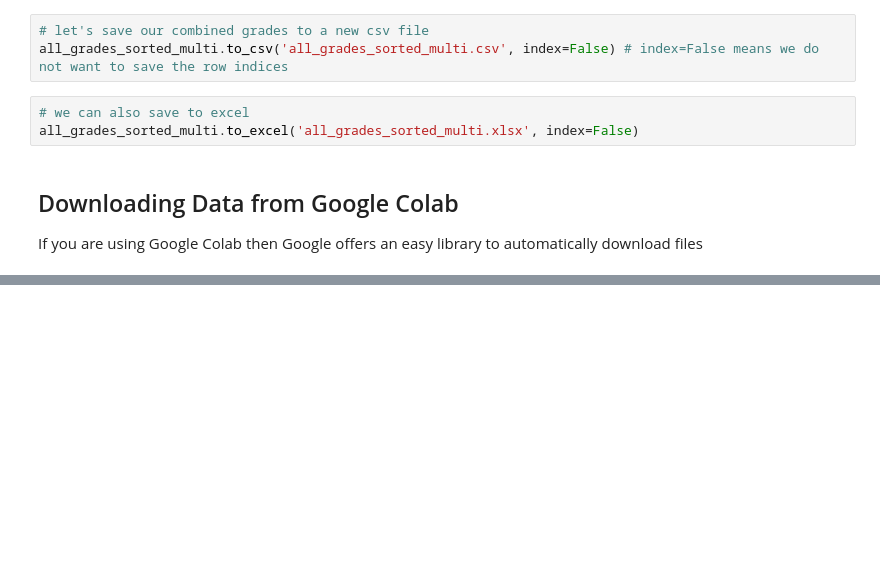
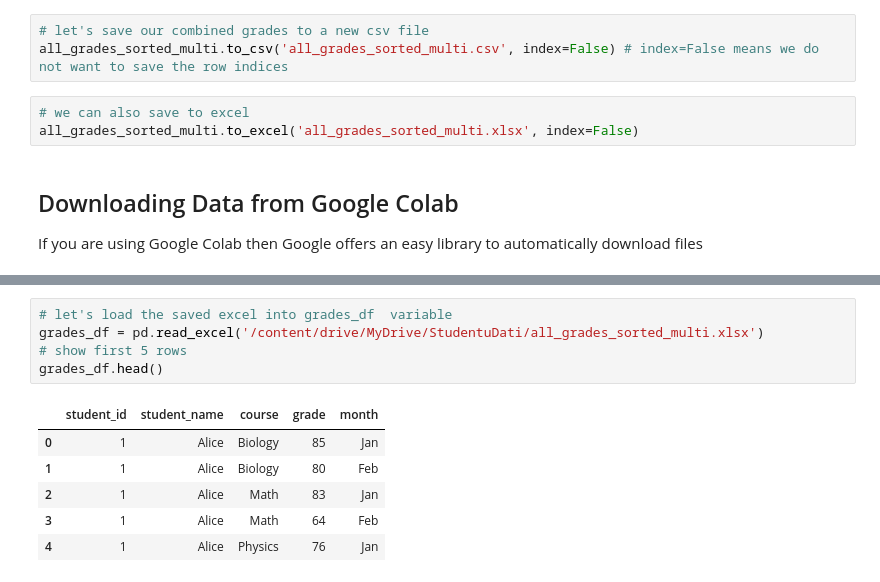
Before and after one commit to ValRCS/RTU_Automating_Tasks_With_Python, a Jupyter notebook: src/topic_4_excel_csv_pandas_sets/student_grades.ipynb, the cells around one changed output, grey strips where cells are left out. Saved outputs shown, nothing was run; the diff lists cells and outputs as text; blank space fills up the shorter version.

```diff
--- a/src/topic_4_excel_csv_pandas_sets/student_grades.ipynb
+++ b/src/topic_4_excel_csv_pandas_sets/student_grades.ipynb
@@ -491,0 +582,12 @@ files.download('all_grades_sorted_multi.xlsx')
+# %%
+# let's load the saved excel into grades_df  variable
+grades_df = pd.read_excel('/content/drive/MyDrive/StudentuDati/all_grades_sorted_multi.xlsx')
+# show first 5 rows
+grades_df.head()
+# %% [output]
+|  | student_id | student_name | course | grade | month |
+| 0 | 1 | Alice | Biology | 85 | Jan |
+| 1 | 1 | Alice | Biology | 80 | Feb |
+| 2 | 1 | Alice | Math | 83 | Jan |
+| 3 | 1 | Alice | Math | 64 | Feb |
+| 4 | 1 | Alice | Physics | 76 | Jan |
```
Also changed, not shown: parts of 30 cells of this notebook.
